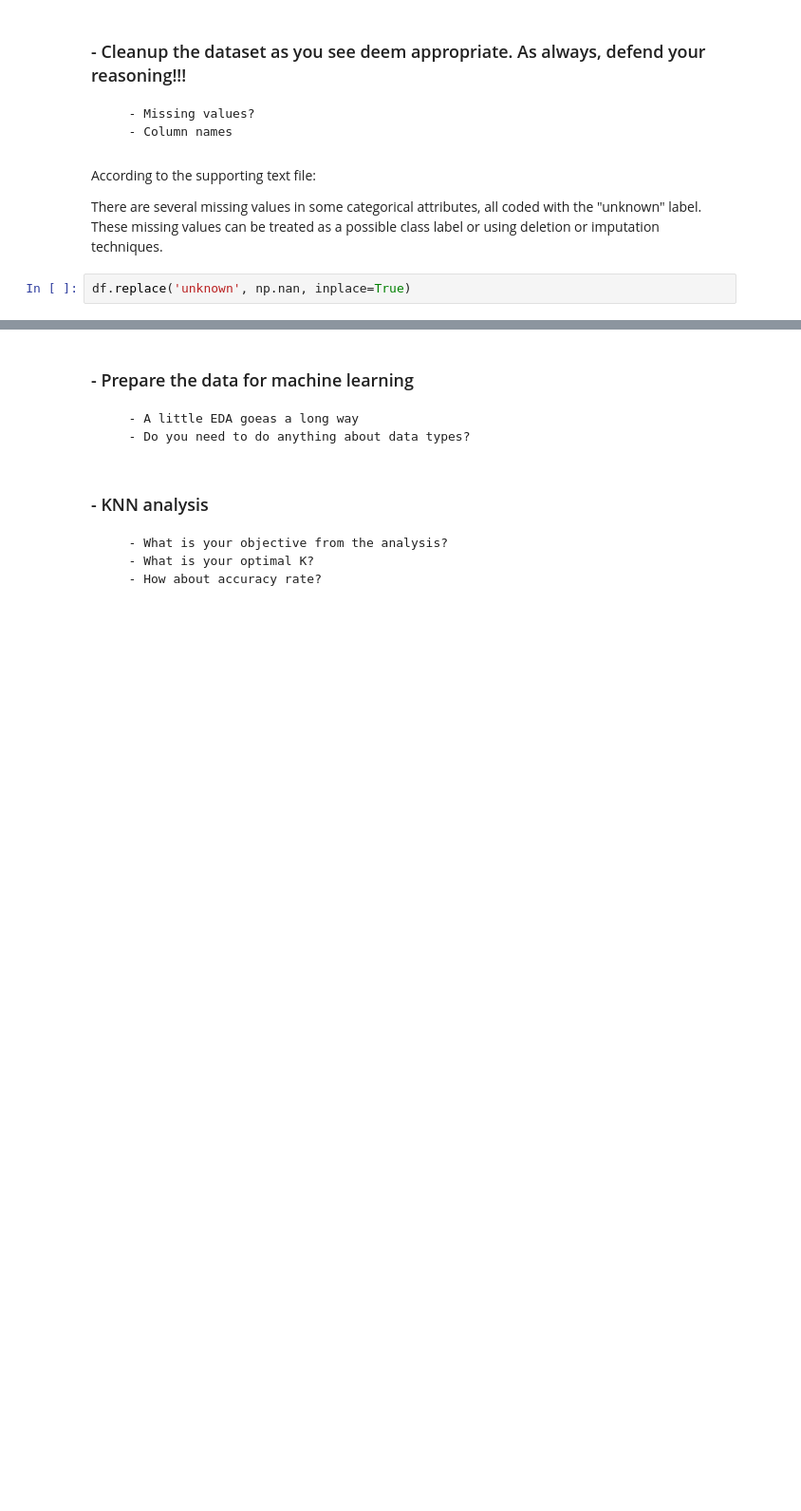
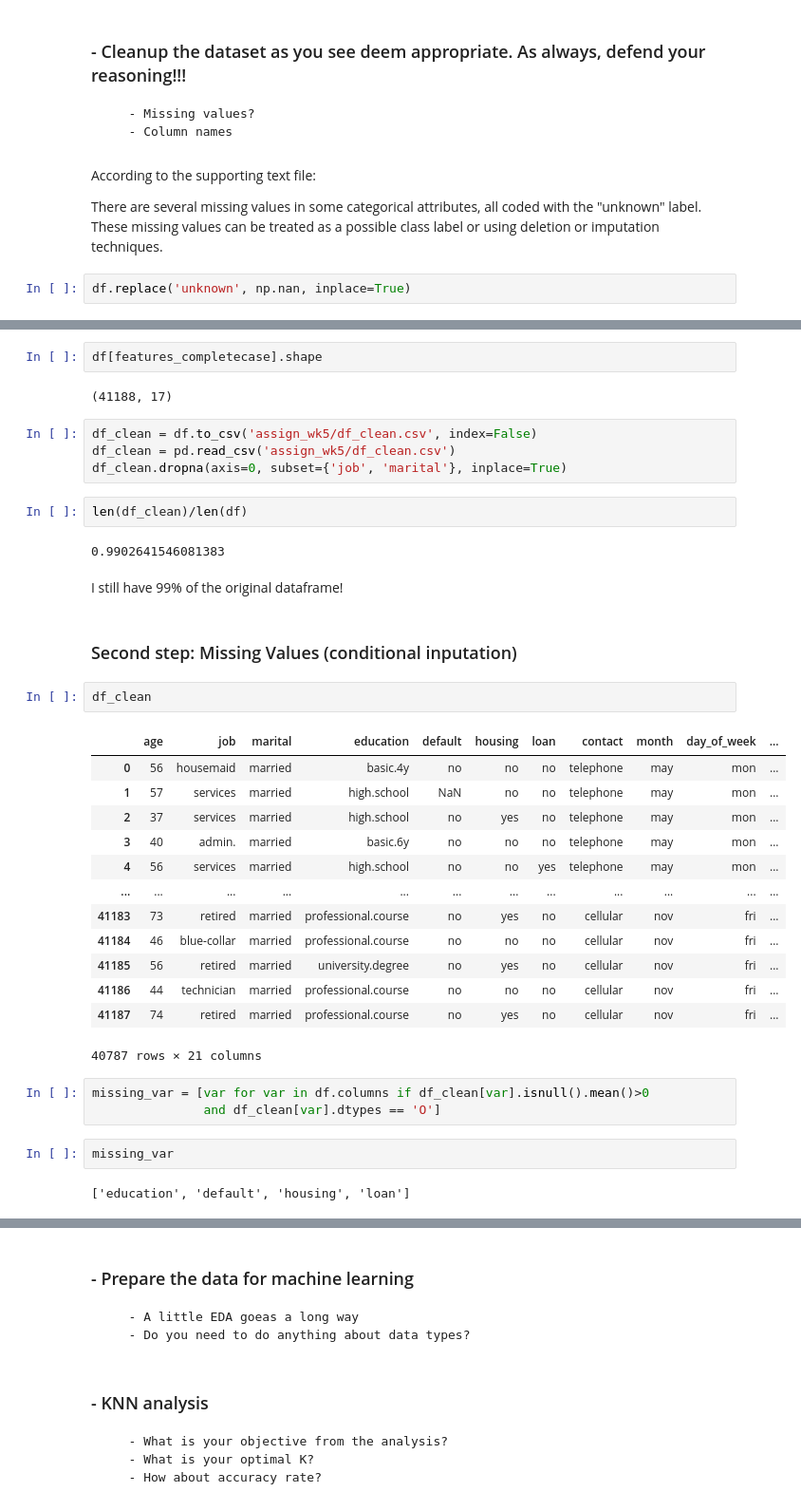
Before and after one commit to kscully-dotcom/msds650, a Jupyter notebook: week5/5_Assignment.ipynb, the cells around one changed output, grey strips where cells are left out. Shown at 95% size. Drawn from its saved outputs; the diff is of its cells as text; blank space fills up the shorter version.

```diff
--- a/week5/5_Assignment.ipynb
+++ b/week5/5_Assignment.ipynb
@@ -270,0 +182,39 @@ _ = sns.heatmap(df.corr())
+# %%
+df[features_completecase].shape
+# %% [output]
+(41188, 17)
+# %%
+df_clean = df.to_csv('assign_wk5/df_clean.csv', index=False)
+df_clean = pd.read_csv('assign_wk5/df_clean.csv')
+df_clean.dropna(axis=0, subset={'job', 'marital'}, inplace=True)
+# %%
+len(df_clean)/len(df)
+# %% [output]
+0.9902641546081383
+# %% [markdown]
+I still have 99% of the original dataframe!
+# %% [markdown]
+### Second step: Missing Values (conditional inputation)
+# %%
+df_clean
+# %% [output]
+|  | age | job | marital | education | default | housing | loan | contact | month | day_of_week | ... |
+| 0 | 56 | housemaid | married | basic.4y | no | no | no | telephone | may | mon | ... |
+| 1 | 57 | services | married | high.school | NaN | no | no | telephone | may | mon | ... |
+| 2 | 37 | services | married | high.school | no | yes | no | telephone | may | mon | ... |
+| 3 | 40 | admin. | married | basic.6y | no | no | no | telephone | may | mon | ... |
+| 4 | 56 | services | married | high.school | no | no | yes | telephone | may | mon | ... |
+| ... | ... | ... | ... | ... | ... | ... | ... | ... | ... | ... | ... |
+| 41183 | 73 | retired | married | professional.course | no | yes | no | cellular | nov | fri | ... |
+| 41184 | 46 | blue-collar | married | professional.course | no | no | no | cellular | nov | fri | ... |
+| 41185 | 56 | retired | married | university.degree | no | yes | no | cellular | nov | fri | ... |
+| 41186 | 44 | technician | married | professional.course | no | no | no | cellular | nov | fri | ... |
+| 41187 | 74 | retired | married | professional.course | no | yes | no | cellular | nov | fri | ... |
+40787 rows × 21 columns
+# %%
+missing_var = [var for var in df.columns if df_clean[var].isnull().mean()>0
+               and df_clean[var].dtypes == 'O']
+# %%
+missing_var
+# %% [output]
+['education', 'default', 'housing', 'loan']
```
Also changed, not shown: parts of 44 cells of this notebook, 2 other files.
